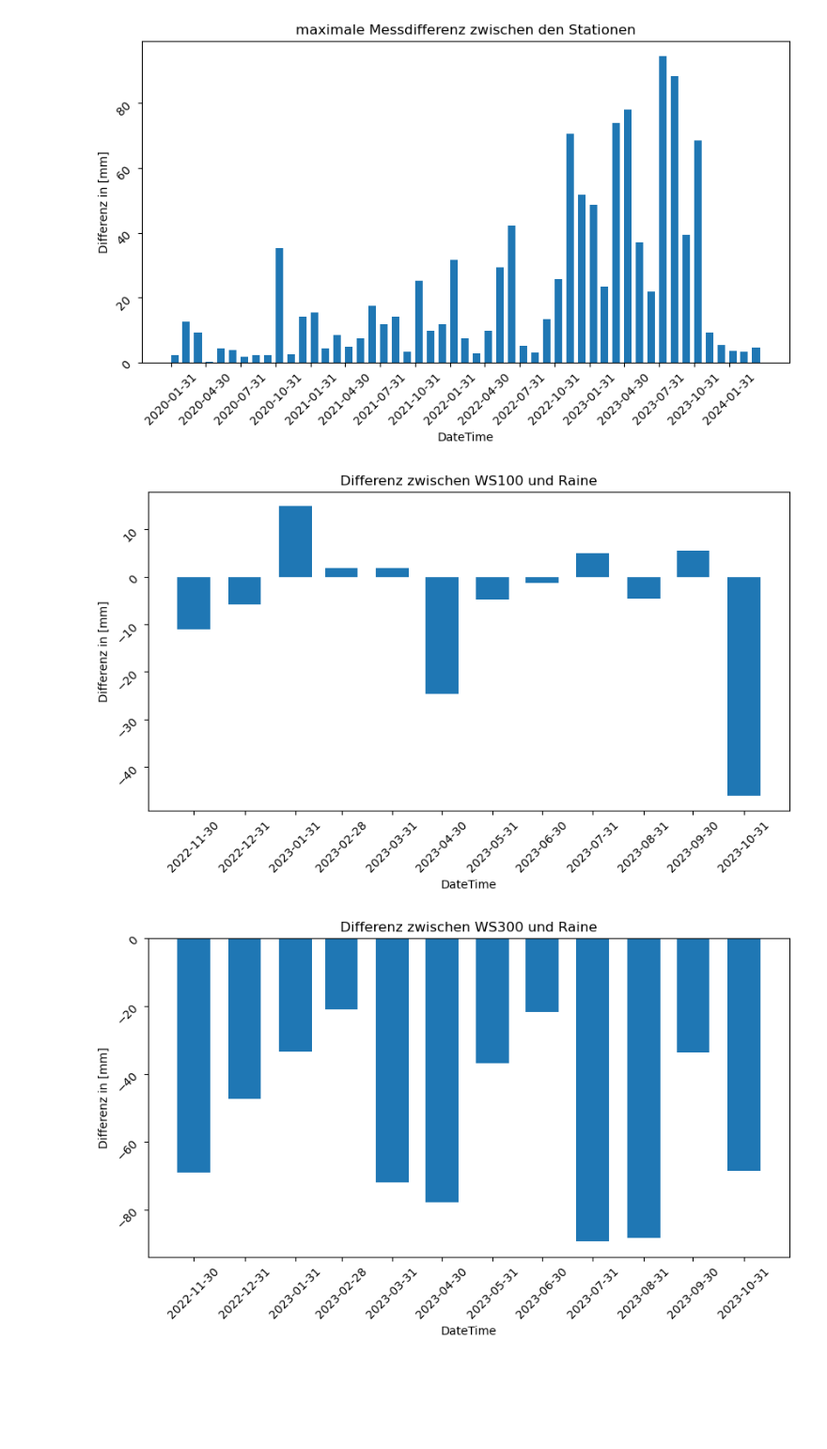
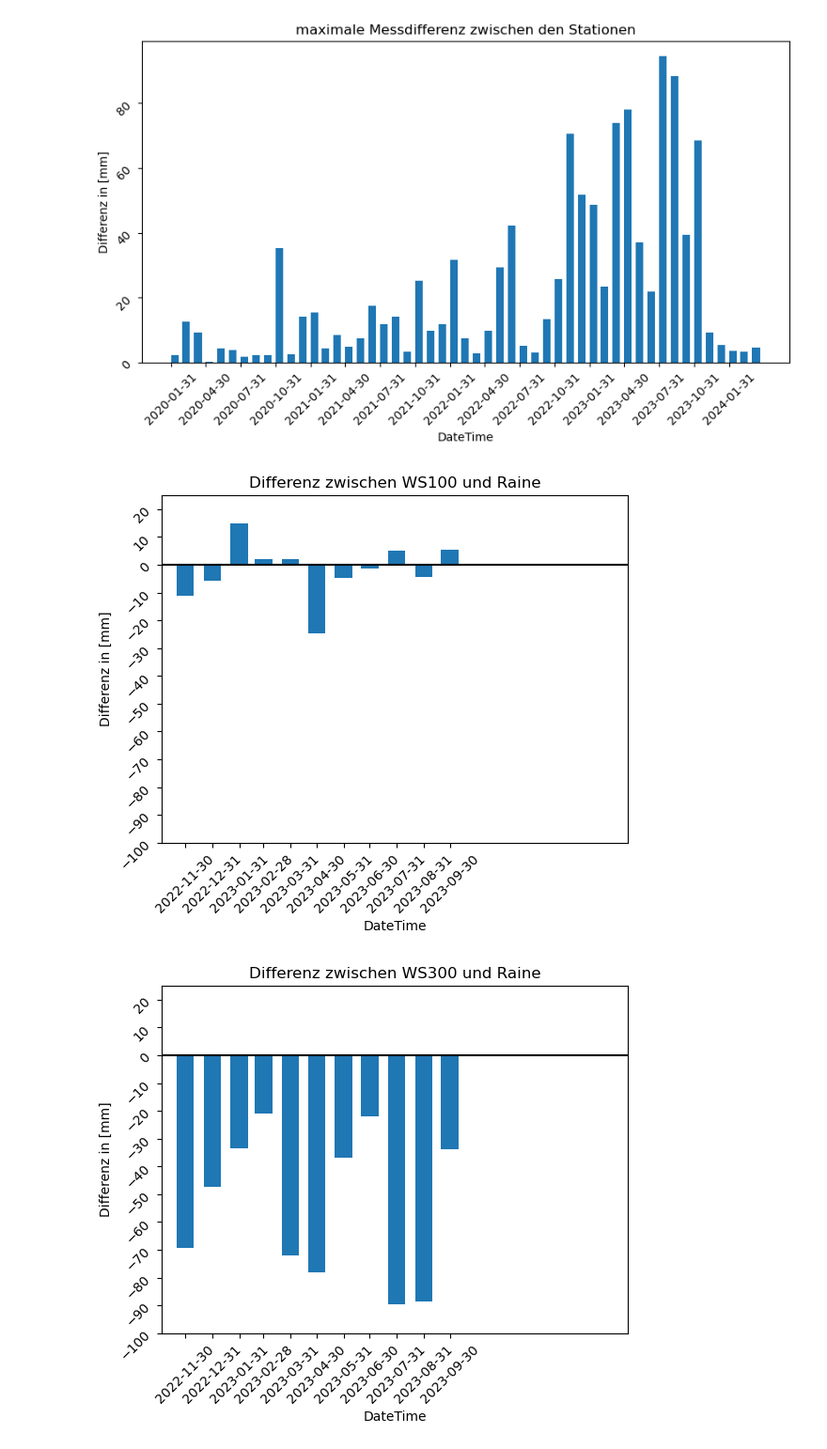
Before and after one commit to Nicholas202024/Hiwi_Code, a Jupyter notebook: statistik_summen.ipynb, the cells around one changed output. Shown at 94% size. Drawn from its saved outputs; the diff is of its cells as text; code cells hidden in the pictures; blank space fills up the shorter version.

Commit message:
plots fertig

```diff
--- a/statistik_summen.ipynb
+++ b/statistik_summen.ipynb
@@ -133,9 +88,0 @@ DatetimeIndex(['2020-10-23 09:00:00', '2020-10-23 09:01:00',
-# %%
-# reindex, sodass keine Timestamp lücken vorhanden sind
-
-for station in list_stations:
-
-    start_date = station.index.min()
-    end_date = station.index.max()
-    new_index = pd.date_range(start=start_date, end=end_date, freq='min')
-    station = station.reindex(new_index)
@@ -797,37 +521,44 @@ for i in range(len(station_info)):
     list_difference = []
     list_difference_index = []
 
-    for index in index_max_range:
+    for index in index_überschneidend:
 
         try:
             difference = station_info[i][0].loc[index] - reference.loc[index]
 
             list_difference.append(difference)
             list_difference_index.append(index)
         except KeyError:
             pass
 
     # plot
 
     data = list_difference
     index_input = list_difference_index
 
-    fig, ax = plt.subplots(figsize=(10, 5))
+    fig, ax = plt.subplots()
+
+    plt.hlines(0, pd.to_datetime('2020-01-01 00:01:00'), pd.to_datetime('2024-04-23 00:00:00'), colors='black', linestyles='solid')
 
     ax.bar(index_input, data, width=20, align='center')
 
     ax.set_title('Differenz zwischen ' + station_info[i][1] + ' und ' + station_info[i][2])
     ax.set_xlabel('DateTime')
     ax.set_ylabel('Differenz in [mm]')
 
     if len(index_input) > 40:
         plt.xticks(index_input[::3], rotation=45)
     else:
         plt.xticks(index_input, rotation=45)
 
+    ax.set_xlim([pd.to_datetime('2022-11-03 00:00:00'), pd.to_datetime('2024-04-22 00:00:00')])
+
+    ax.set_ylim(-95, 25)
+    ax.set_yticks(np.arange(-100, 30, 10))
+
     plt.yticks(rotation=45)
 
     plt.show()
 # %% [output]
-[figure, old version]
+[figure, new version]
-[figure, old version]
+[figure, new version]
```
Also changed, not shown: parts of 52 cells of this notebook, 2 other files.
